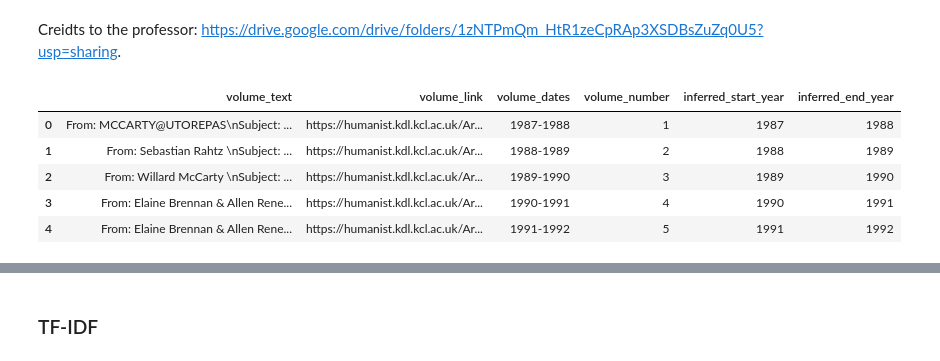
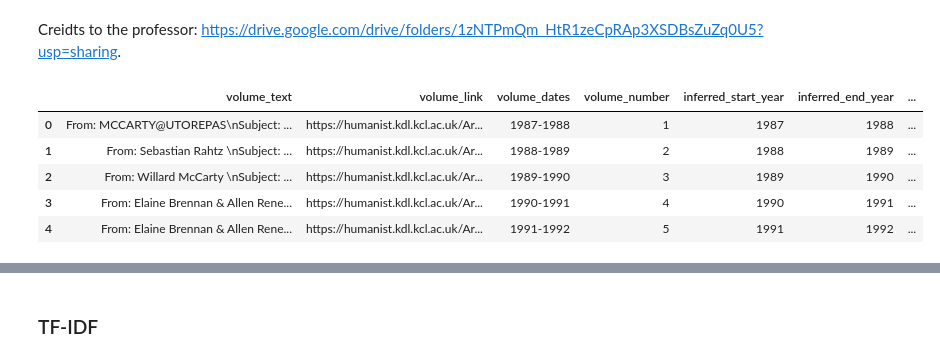
Before and after one commit to mengyuehuang/is310-coding-assignments, a Jupyter notebook: making_it_count/text.ipynb, the cells around one changed output, grey strips where cells are left out. Cells and saved outputs as stored; diff of their text form; code cells hidden in the pictures.

Commit message:
text analysis

```diff
--- a/making_it_count/text.ipynb
+++ b/making_it_count/text.ipynb
@@ -20,12 +24,14 @@ The main assignment for this week is to try and discover:
 # %% [markdown]
 Creidts to the professor: [https://drive.google.com/drive/folders/1zNTPmQm_HtR1zeCpRAp3XSDBsZuZq0U5?usp=sharing](https://drive.google.com/drive/folders/1zNTPmQm_HtR1zeCpRAp3XSDBsZuZq0U5?usp=sharing).
 # %%
-humanist = pd.read_csv(r'C:\Users\98768\Desktop\is310\making_it_count\web_scraped_humanist_listserv_volumes.csv')
+humanist = pd.read_csv(r'C:\Users\98768\Desktop\is310\inclass\text\web_scraped_humanist_listserv_volumes.csv')
+humanist['period'] = pd.cut(humanist['inferred_start_year'], bins=[float('-inf'), 2000, 2010, 2020],
+                            labels=['early_internet', 'web_2.0', 'contemporary'])
 humanist.head()
 # %% [output]
-|  | volume_text | volume_link | volume_dates | volume_number | inferred_start_year | inferred_end_year |
-| 0 | From: MCCARTY@UTOREPAS\nSubject: ... | https://humanist.kdl.kcl.ac.uk/Ar... | 1987-1988 | 1 | 1987 | 1988 |
-| 1 | From: Sebastian Rahtz \nSubject: ... | https://humanist.kdl.kcl.ac.uk/Ar... | 1988-1989 | 2 | 1988 | 1989 |
-| 2 | From: Willard McCarty \nSubject: ... | https://humanist.kdl.kcl.ac.uk/Ar... | 1989-1990 | 3 | 1989 | 1990 |
-| 3 | From: Elaine Brennan & Allen Rene... | https://humanist.kdl.kcl.ac.uk/Ar... | 1990-1991 | 4 | 1990 | 1991 |
-| 4 | From: Elaine Brennan & Allen Rene... | https://humanist.kdl.kcl.ac.uk/Ar... | 1991-1992 | 5 | 1991 | 1992 |
+|  | volume_text | volume_link | volume_dates | volume_number | inferred_start_year | inferred_end_year | ... |
+| 0 | From: MCCARTY@UTOREPAS\nSubject: ... | https://humanist.kdl.kcl.ac.uk/Ar... | 1987-1988 | 1 | 1987 | 1988 | ... |
+| 1 | From: Sebastian Rahtz \nSubject: ... | https://humanist.kdl.kcl.ac.uk/Ar... | 1988-1989 | 2 | 1988 | 1989 | ... |
+| 2 | From: Willard McCarty \nSubject: ... | https://humanist.kdl.kcl.ac.uk/Ar... | 1989-1990 | 3 | 1989 | 1990 | ... |
+| 3 | From: Elaine Brennan & Allen Rene... | https://humanist.kdl.kcl.ac.uk/Ar... | 1990-1991 | 4 | 1990 | 1991 | ... |
+| 4 | From: Elaine Brennan & Allen Rene... | https://humanist.kdl.kcl.ac.uk/Ar... | 1991-1992 | 5 | 1991 | 1992 | ... |
```
Also changed, not shown: parts of 27 cells of this notebook.
